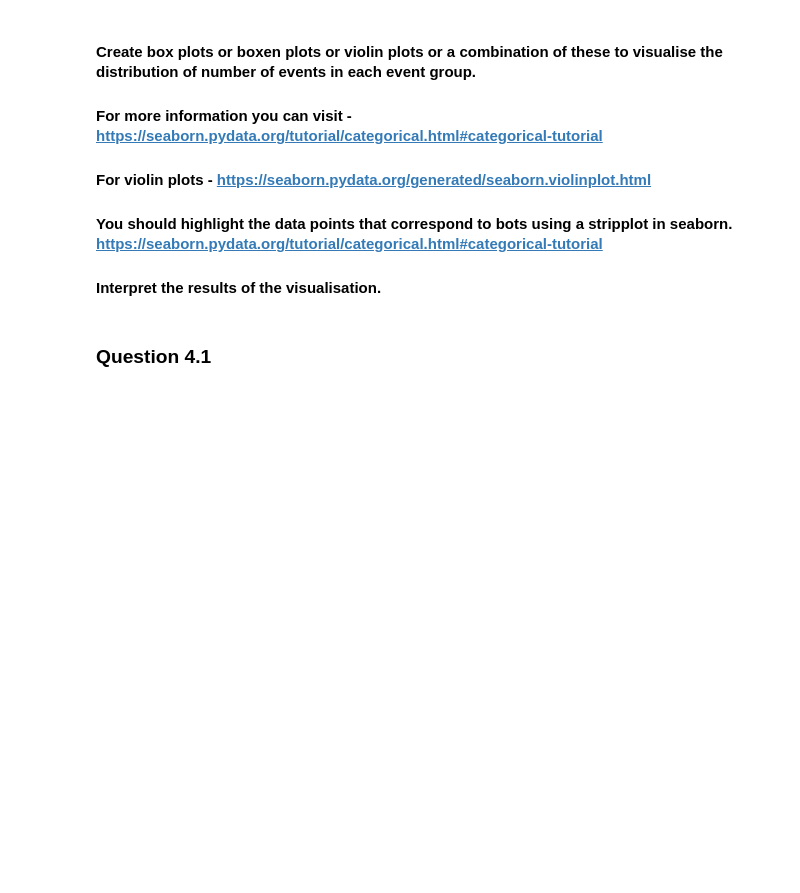
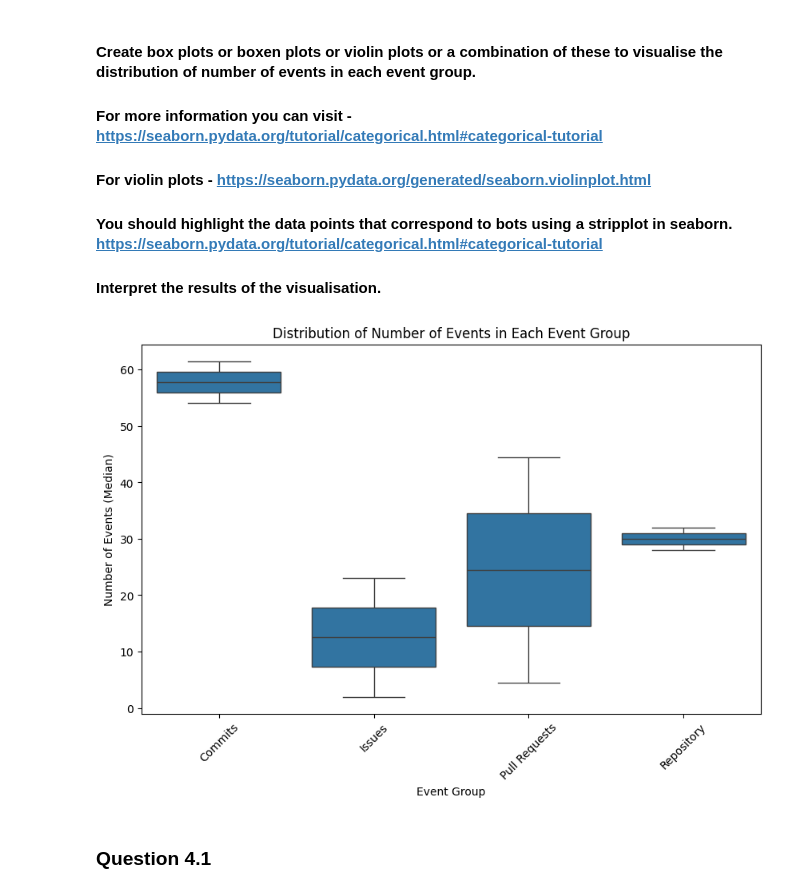
Before and after one commit to NosalVictor/Software_Evolution_TP3_2024, a Jupyter notebook: TP3_template.ipynb, the cells around one changed output. Drawn from its saved outputs; the diff is of its cells as text; code cells hidden in the pictures; blank space fills up the shorter version.

```diff
--- a/TP3_template.ipynb
+++ b/TP3_template.ipynb
@@ -448,4 +493,22 @@ pr_group = ['PullRequestEvent', 'PullRequestReviewCommentEvent']
 commit_group = ['CommitCommentEvent', 'PushEvent']
 repo_group = ['CreateEvent', 'DeleteEvent', 'ForkEvent', 'GollumEvent', 'MemberEvent', 'PublicEvent', 'ReleaseEvent', 'SponsorshipEvent', 'WatchEvent']
 # %%
-# YOUR CODE BELOW
+def categorize_event(event_type):
+    if event_type in issue_group:
+        return 'Issues'
+    elif event_type in pr_group:
+        return 'Pull Requests'
+    elif event_type in commit_group:
+        return 'Commits'
+    elif event_type in repo_group:
+        return 'Repository'
+
+df_section5['event_group'] = df_section5['event_type'].apply(categorize_event)
+
+grouped_df = df_section5.groupby(['contributor', 'event_group']).agg(event_count=('event_type', 'size')).reset_index()
+
+pivot_df = grouped_df.pivot(index='contributor', columns='event_group', values='event_count').fillna(0).reset_index()
+
+final_df = pivot_df.merge(df[['contributor', 'type']], on='contributor').drop_duplicates()
+
+print(final_df)
@@ -539,5 +655,13 @@ df_medians.pivot(index='type', columns='event_group', values='median')#.reset_in
 #### You should highlight the data points that correspond to bots using a stripplot in seaborn. https://seaborn.pydata.org/tutorial/categorical.html#categorical-tutorial
 #### Interpret the results of the visualisation.
 # %%
-# YOUR CODE BELOW - Visualize number of events from pull request event group
+plt.figure(figsize=(10, 6))
+sns.boxplot(x='event_group', y='median', data=median_df)
+plt.title('Distribution of Number of Events in Each Event Group')
+plt.xlabel('Event Group')
+plt.ylabel('Number of Events (Median)')
+plt.xticks(rotation=45)
+plt.show()
+# %% [output]
+[figure, added]
 # %%
```
Also changed, not shown: parts of 13 cells of this notebook.
